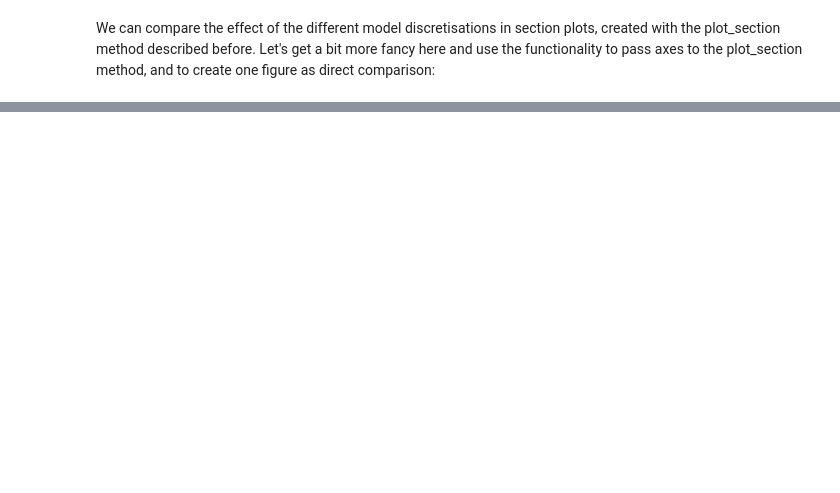
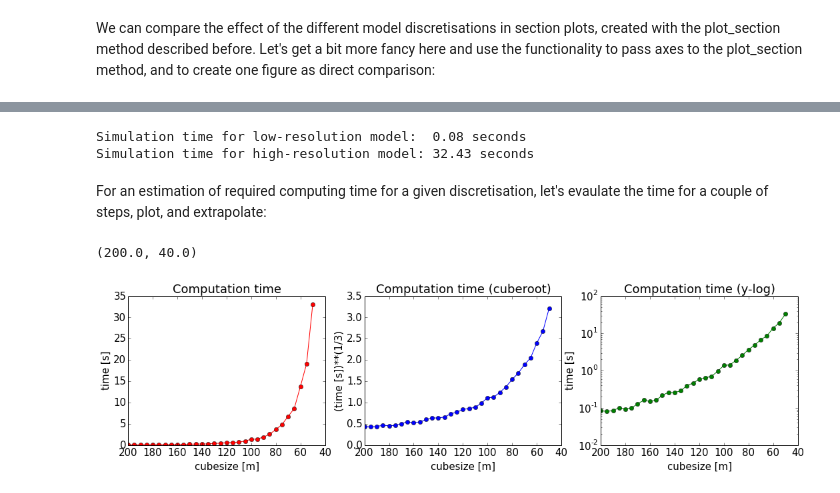
Before and after one commit to cgre-aachen/pynoddy, a Jupyter notebook: docs/notebooks/2-Adjust-input.ipynb, the cells around one changed output, grey strips where cells are left out. Cells and saved outputs as stored; diff of their text form; code cells hidden in the pictures; blank space fills up the shorter version.

```diff
--- a/docs/notebooks/2-Adjust-input.ipynb
+++ b/docs/notebooks/2-Adjust-input.ipynb
@@ -128,0 +136,62 @@ We will here have a look at the paramteres of the single events:
+# %%
+# We use here simply the time() function to evaulate the simualtion time.
+# This is not the best possible way to do it, but probably the simplest.
+import time
+start_time = time.time()
+pynoddy.compute_model(history, output_name)
+end_time = time.time()
+
+print("Simulation time for low-resolution model: %5.2f seconds" % (end_time - start_time))
+
+start_time = time.time()
+pynoddy.compute_model(new_history, new_output_name)
+end_time = time.time()
+
+print("Simulation time for high-resolution model: %5.2f seconds" % (end_time - start_time))
+# %% [output]
+Simulation time for low-resolution model:  0.08 seconds
+Simulation time for high-resolution model: 32.43 seconds
+# %% [markdown]
+For an estimation of required computing time for a given discretisation, let's evaulate the time for a couple of steps, plot, and extrapolate:
+# %%
+# perform computation for a range of cube sizes
+cube_sizes = np.arange(200,49,-5)
+times = []
+NH1 = pynoddy.history.NoddyHistory(history)
+tmp_history = "tmp_history"
+tmp_output = "tmp_output"
+for cube_size in cube_sizes:
+    NH1.change_cube_size(cube_size)
+    NH1.write_history(tmp_history)
+    start_time = time.time()
+    pynoddy.compute_model(tmp_history, tmp_output)
+    end_time = time.time()
+    times.append(end_time - start_time)
+times = np.array(times)
+# %%
+# create plot
+fig = plt.figure(figsize=(18,4))
+ax1 = fig.add_subplot(131)
+ax2 = fig.add_subplot(132)
+ax3 = fig.add_subplot(133)
+
+ax1.plot(cube_sizes, np.array(times), 'ro-')
+ax1.set_xlabel('cubesize [m]')
+ax1.set_ylabel('time [s]')
+ax1.set_title('Computation time')
+ax1.set_xlim(ax1.get_xlim()[::-1])
+
+ax2.plot(cube_sizes, times**(1/3.), 'bo-')
+ax2.set_xlabel('cubesize [m]')
+ax2.set_ylabel('(time [s])**(1/3)')
+ax2.set_title('Computation time (cuberoot)')
+ax2.set_xlim(ax2.get_xlim()[::-1])
+
+ax3.semilogy(cube_sizes, times, 'go-')
+ax3.set_xlabel('cubesize [m]')
+ax3.set_ylabel('time [s]')
+ax3.set_title('Computation time (y-log)')
+ax3.set_xlim(ax3.get_xlim()[::-1])
+# %% [output]
+(200.0, 40.0)
+[figure, added]
```
Also changed, not shown: parts of 33 cells of this notebook, 55 other files.
